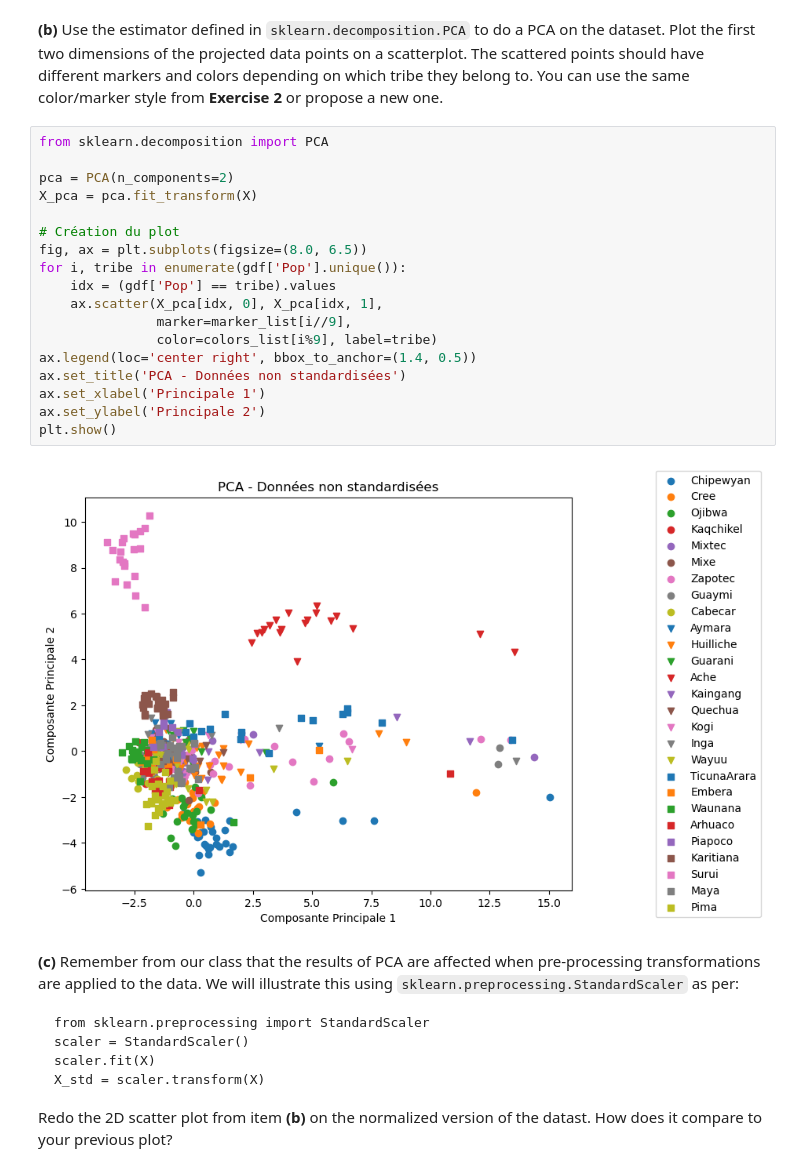
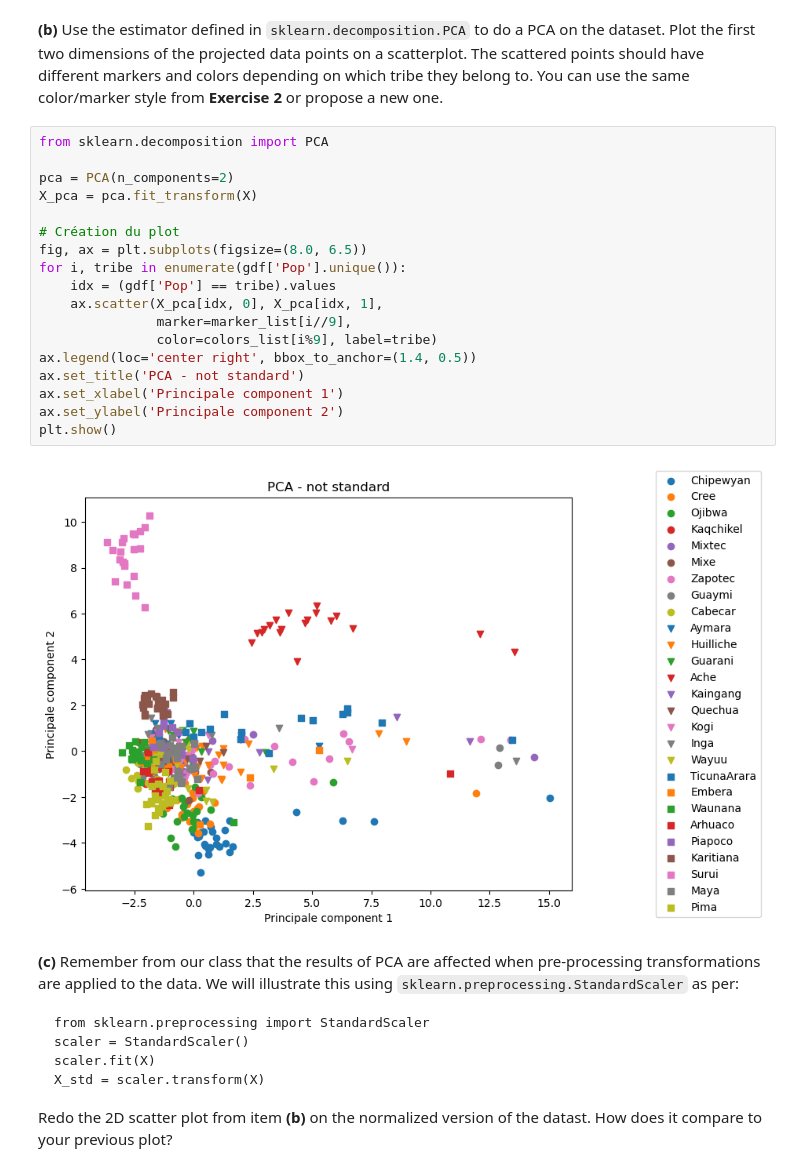
Before and after one commit to MarOuan20004/ISLA_TP, a Jupyter notebook: TP2/TP2.ipynb, the cells around one changed output. Drawn from its saved outputs; the diff is of its cells as text.

````diff
--- a/TP2/TP2.ipynb
+++ b/TP2/TP2.ipynb
@@ -216,23 +238,23 @@ LinearRegression()
 # %%
 from sklearn.decomposition import PCA
 
 pca = PCA(n_components=2)
 X_pca = pca.fit_transform(X)
 
 # Création du plot
 fig, ax = plt.subplots(figsize=(8.0, 6.5))
 for i, tribe in enumerate(gdf['Pop'].unique()):
     idx = (gdf['Pop'] == tribe).values
     ax.scatter(X_pca[idx, 0], X_pca[idx, 1],
                marker=marker_list[i//9],
                color=colors_list[i%9], label=tribe)
 ax.legend(loc='center right', bbox_to_anchor=(1.4, 0.5))
-ax.set_title('PCA - Données non standardisées')
-ax.set_xlabel('Principale 1')
-ax.set_ylabel('Principale 2')
+ax.set_title('PCA - not standard')
+ax.set_xlabel('Principale component 1')
+ax.set_ylabel('Principale component 2')
 plt.show()
 # %% [output]
-[figure, old version]
+[figure, new version]
 # %% [markdown]
 **(c)** Remember from our class that the results of PCA are affected when pre-processing transformations are applied to the data. We will illustrate this using `sklearn.preprocessing.StandardScaler` as per:
 ```
````
Also changed, not shown: parts of 15 cells of this notebook.
